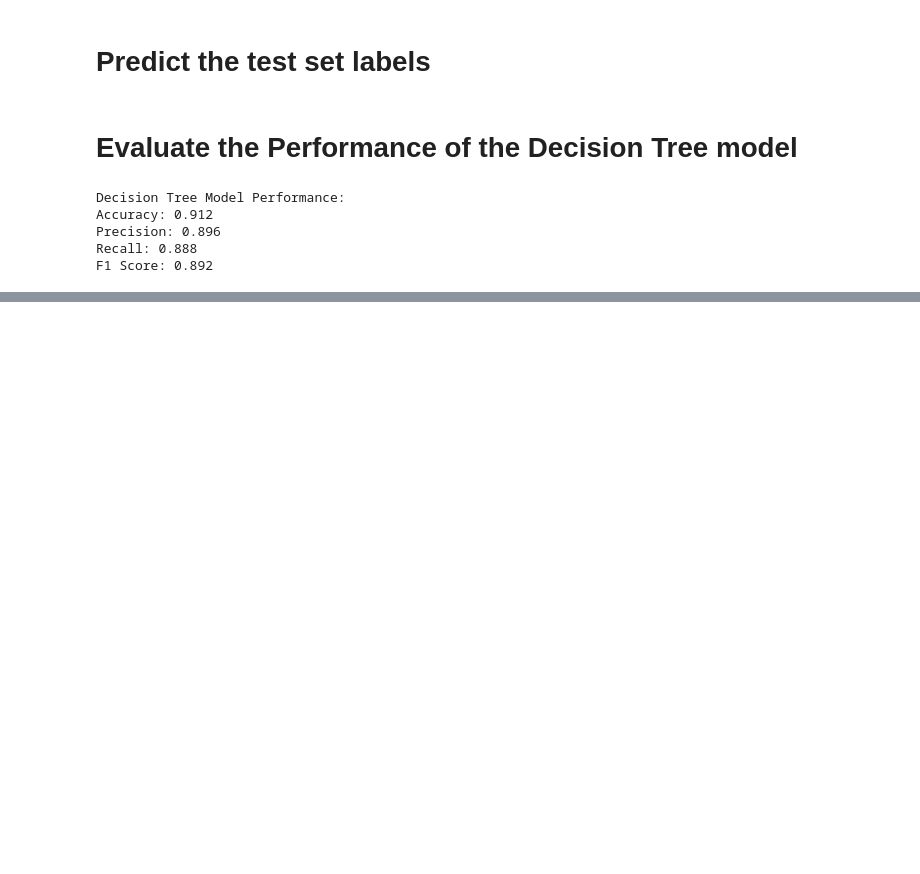
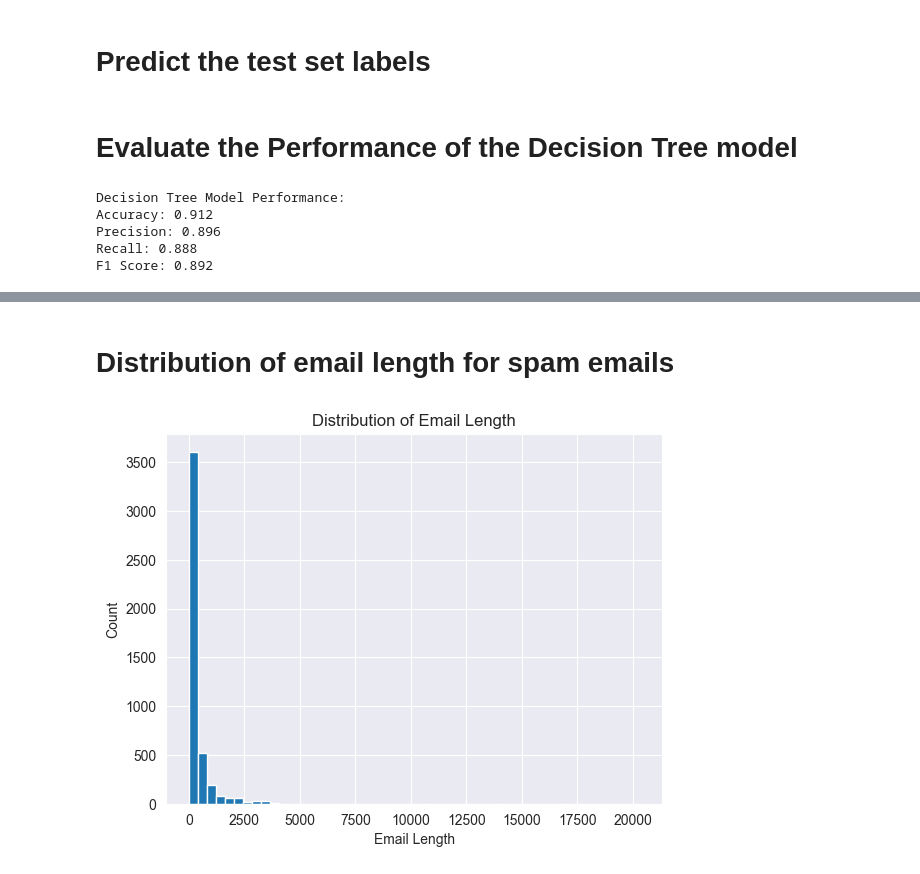
Before and after one commit to Tharanidissanayake/Machine-Learning, a Jupyter notebook: Machine_Learning.ipynb, the cells around one changed output, grey strips where cells are left out. Cells and saved outputs as stored; diff of their text form; code cells hidden in the pictures; blank space fills up the shorter version.

Commit message:
Distribution of email length for spam emails

```diff
--- a/Machine_Learning.ipynb
+++ b/Machine_Learning.ipynb
@@ -220,0 +219,10 @@ plt.show()
+# %% [markdown]
+# Distribution of email length for spam emails
+# %%
+plt.hist(data['email_length'], bins=50)
+plt.title('Distribution of Email Length')
+plt.xlabel('Email Length')
+plt.ylabel('Count')
+plt.show()
+# %% [output]
+[figure, added]
```
Also changed, not shown: parts of 5 cells of this notebook.
